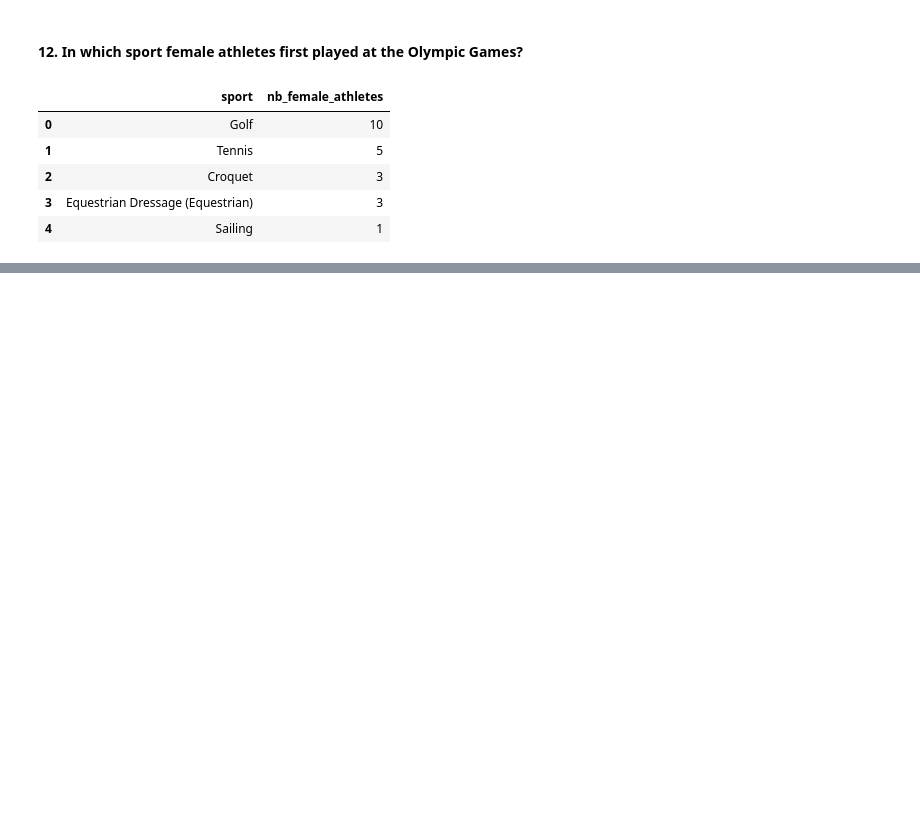
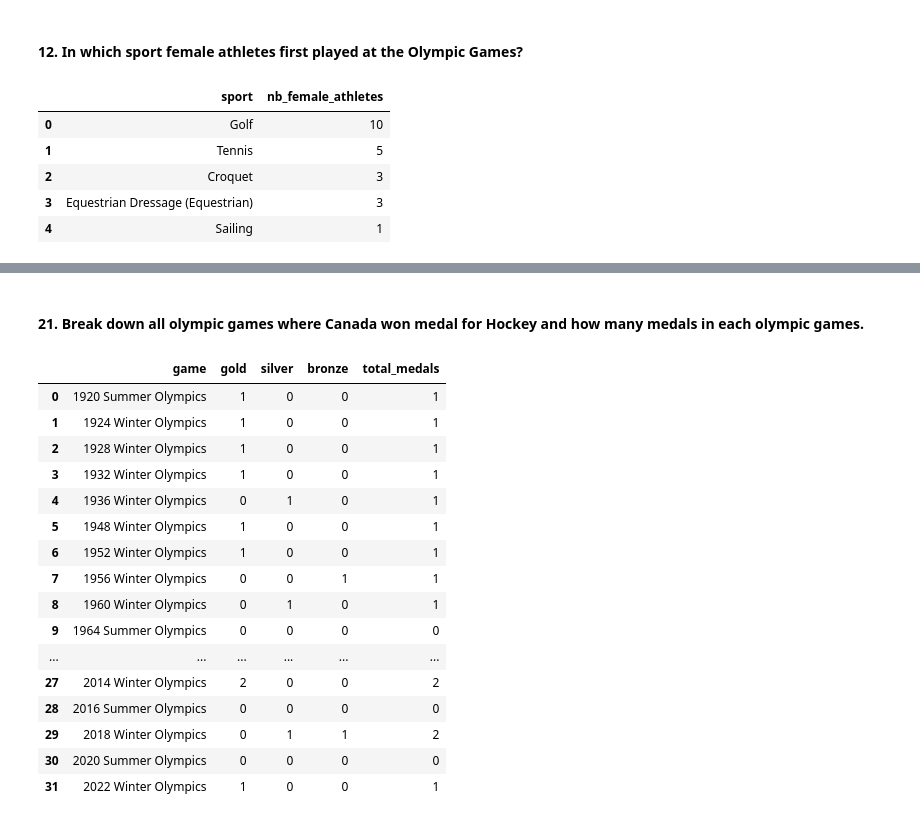
Before and after one commit to chanronnie/Olympics, a Jupyter notebook: analysis/olympics_analysis.ipynb, the cells around one changed output, grey strips where cells are left out. Cells and saved outputs as stored; diff of their text form; code cells hidden in the pictures; blank space fills up the shorter version.

```diff
--- a/analysis/olympics_analysis.ipynb
+++ b/analysis/olympics_analysis.ipynb
@@ -689,2 +857,51 @@ WHERE h.id = 93860 AND h.medal = 'Gold'
+# %% [markdown]
+#### 21. Break down all olympic games where Canada won medal for Hockey and how many medals in each olympic games.
+# %%
+pd.read_sql("""
+WITH count_medals_cte AS
+(
+    -- Partition the dataset by country, specific games, events and medals
+
+    SELECT
+        h.noc,
+        h.game,
+        h.sport,
+        h.event,
+        h.medal,
+        ROW_NUMBER() OVER (PARTITION BY h.noc, h.game, h.event, h.medal) AS rk
+    FROM olympics.olympic_history_cleaned h
+    JOIN olympics.athletes_roles r ON h.id = r.id
+
+    WHERE h.event LIKE '%(Olympic)%'
+)
+SELECT
+    game,
+    SUM(CASE WHEN medal = 'Gold' THEN 1 ELSE 0 END) AS gold,
+    SUM(CASE WHEN medal = 'Silver' THEN 1 ELSE 0 END) AS silver,
+    SUM(CASE WHEN medal = 'Bronze' THEN 1 ELSE 0 END) AS bronze,
+    COUNT(medal) AS total_medals
+FROM count_medals_cte
+WHERE rk = 1 AND noc = 'CAN' AND sport LIKE '%Hockey%'
+GROUP BY noc, game
+ORDER BY game
+""", conn)
+# %% [output]
+|  | game | gold | silver | bronze | total_medals |
+| 0 | 1920 Summer Olympics | 1 | 0 | 0 | 1 |
+| 1 | 1924 Winter Olympics | 1 | 0 | 0 | 1 |
+| 2 | 1928 Winter Olympics | 1 | 0 | 0 | 1 |
+| 3 | 1932 Winter Olympics | 1 | 0 | 0 | 1 |
+| 4 | 1936 Winter Olympics | 0 | 1 | 0 | 1 |
+| 5 | 1948 Winter Olympics | 1 | 0 | 0 | 1 |
+| 6 | 1952 Winter Olympics | 1 | 0 | 0 | 1 |
+| 7 | 1956 Winter Olympics | 0 | 0 | 1 | 1 |
+| 8 | 1960 Winter Olympics | 0 | 1 | 0 | 1 |
+| 9 | 1964 Summer Olympics | 0 | 0 | 0 | 0 |
+| ... | ... | ... | ... | ... | ... |
+| 27 | 2014 Winter Olympics | 2 | 0 | 0 | 2 |
+| 28 | 2016 Summer Olympics | 0 | 0 | 0 | 0 |
+| 29 | 2018 Winter Olympics | 0 | 1 | 1 | 2 |
+| 30 | 2020 Summer Olympics | 0 | 0 | 0 | 0 |
+| 31 | 2022 Winter Olympics | 1 | 0 | 0 | 1 |
 # %%
 conn.close()
```
Also changed, not shown: parts of 27 cells of this notebook.
